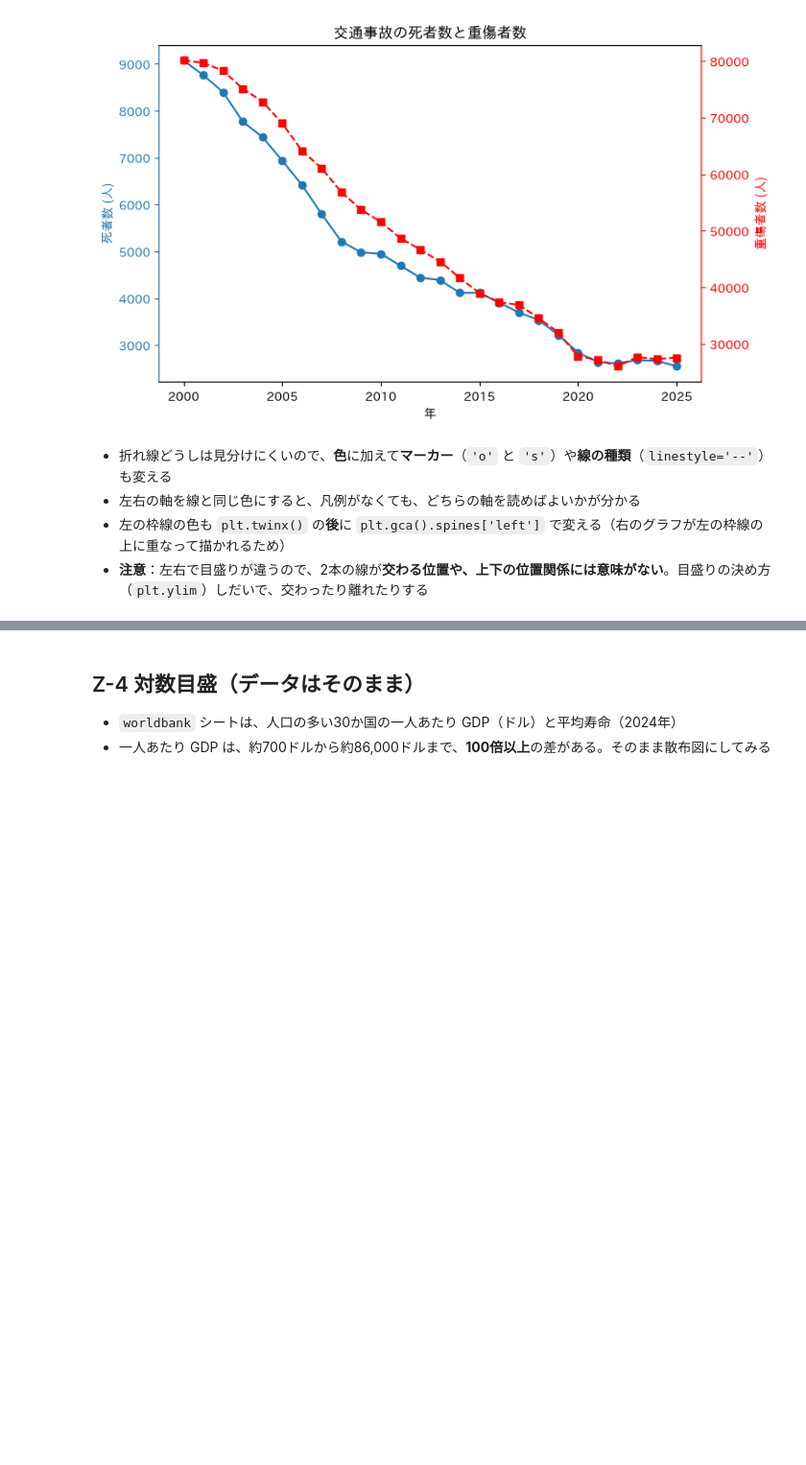
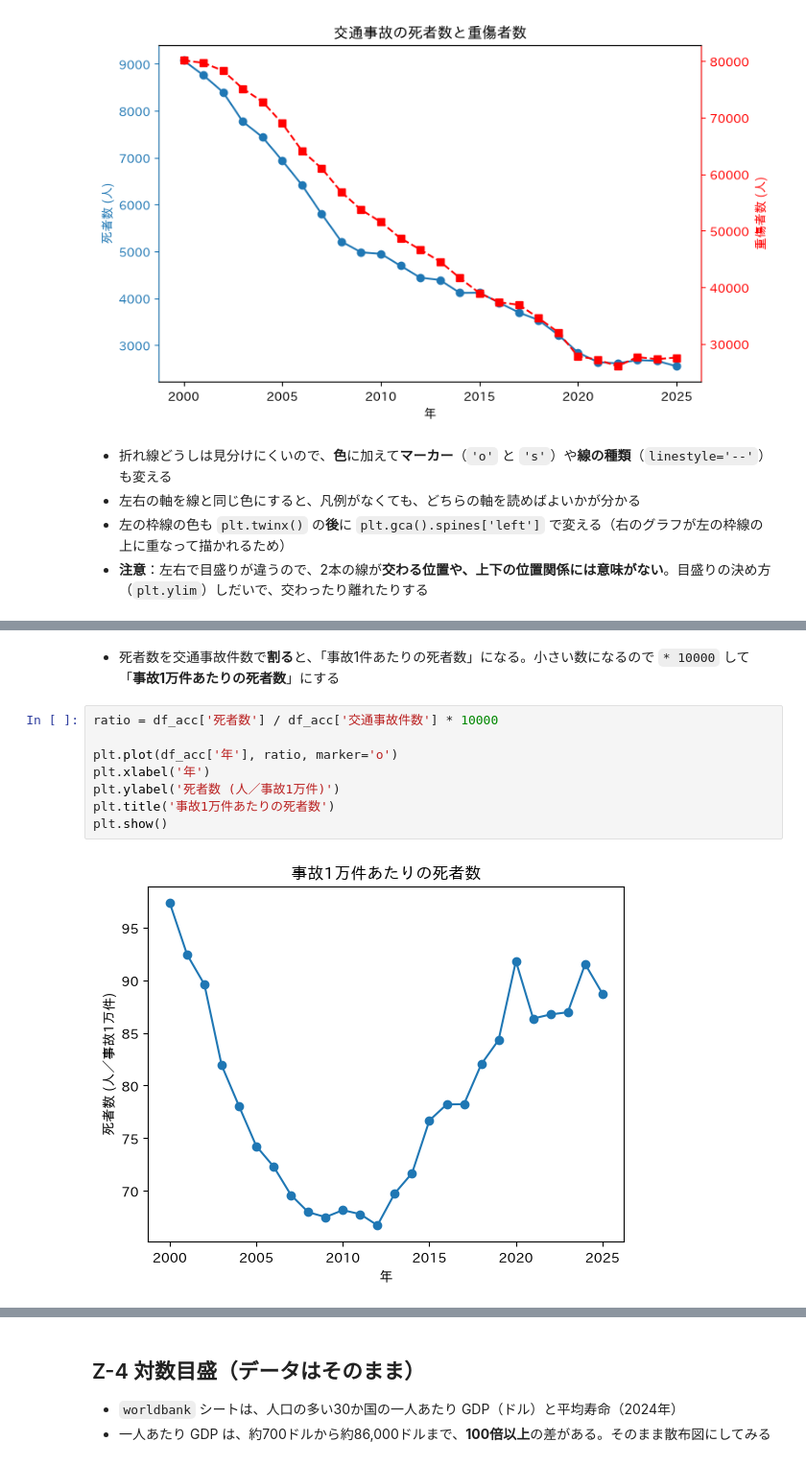
Before and after one commit to CreativeStudies-NGT/lectures, a Jupyter notebook: dsa/DSA2026_第８講_複合グラフ_注釈.ipynb, the cells around one changed output, grey strips where cells are left out. Shown at 96% size. Cells and saved outputs as stored; diff of their text form; blank space fills up the shorter version.

Commit message:
Add ratio example to Z-3 of DSA2026 lecture 8 notebook
Co-Authored-By: Claude Opus 5.5 <noreply@anthropic.com>

```diff
--- a/dsa/DSA2026_第８講_複合グラフ_注釈.ipynb
+++ b/dsa/DSA2026_第８講_複合グラフ_注釈.ipynb
@@ -329,0 +353,12 @@ plt.show()
+# %% [markdown]
+- 死者数を交通事故件数で**割る**と、「事故1件あたりの死者数」になる。小さい数になるので `* 10000` して「**事故1万件あたりの死者数**」にする
+# %%
+ratio = df_acc['死者数'] / df_acc['交通事故件数'] * 10000
+
+plt.plot(df_acc['年'], ratio, marker='o')
+plt.xlabel('年')
+plt.ylabel('死者数 (人／事故1万件)')
+plt.title('事故1万件あたりの死者数')
+plt.show()
+# %% [output]
+[figure, added]
```
Also changed, not shown: parts of 3 cells of this notebook.
